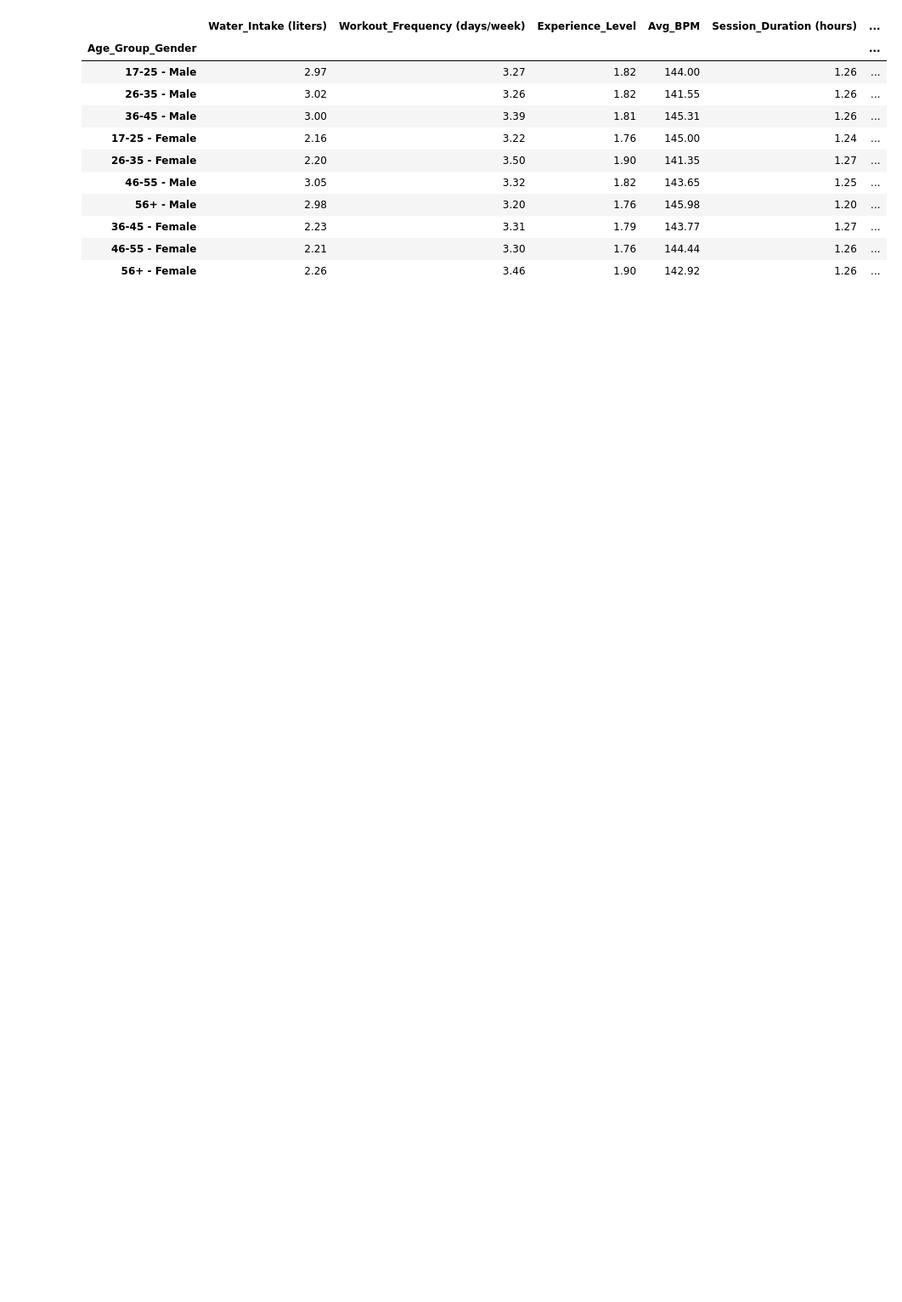
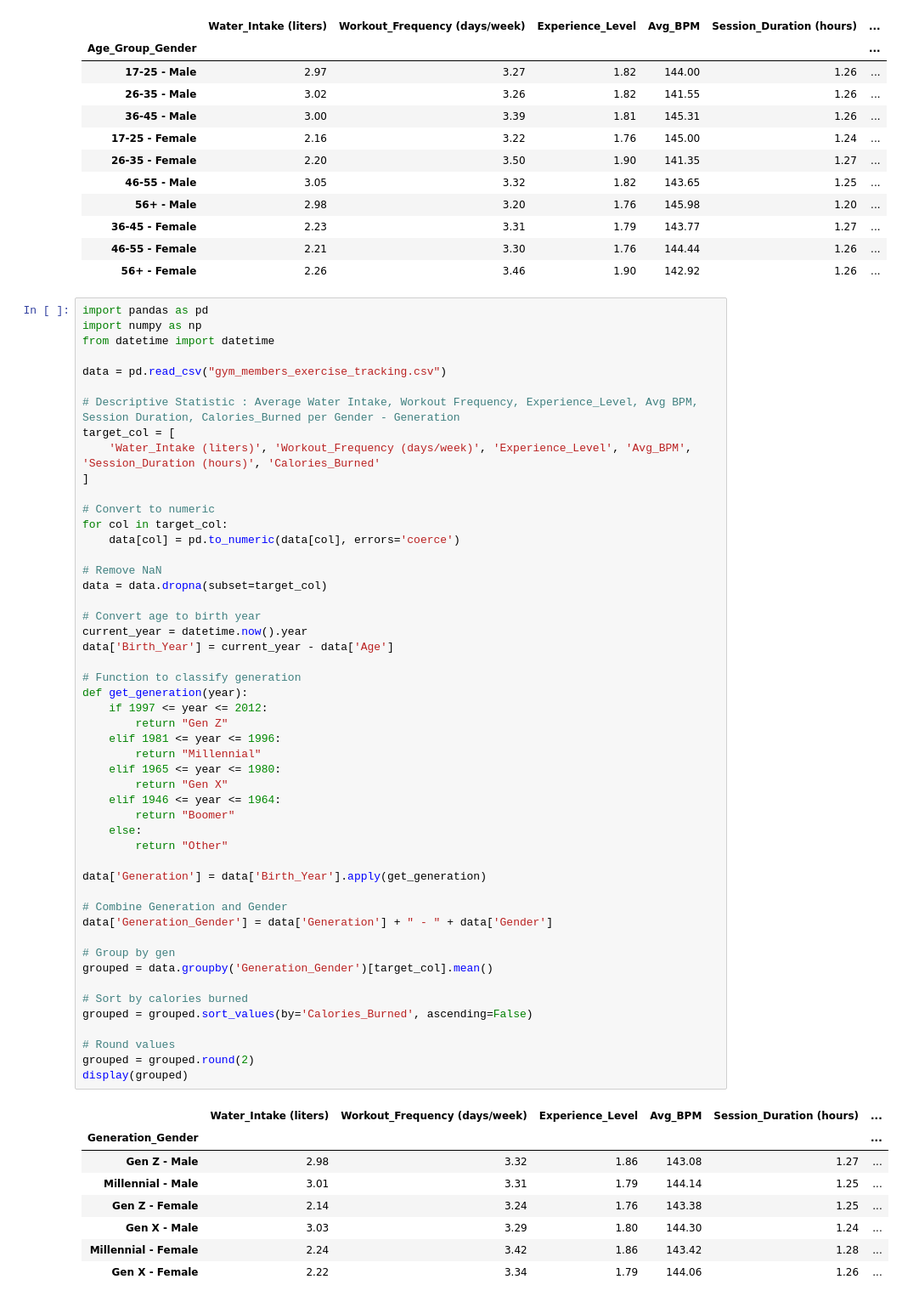
Before and after one commit to FlazeFy2/DS-Gym_Members_Exercise, a Jupyter notebook: descriptive statistics.ipynb, the cells around one changed output. Shown at 85% size. Saved outputs shown, nothing was run; the diff lists cells and outputs as text; blank space fills up the shorter version.

Commit message:
[DS] Descriptive Statistic : Average Water Intake, Workout Frequency, Experience_Level, Avg BPM, Session Duration, Calories_Burned per Gender - Generation

```diff
--- a/descriptive statistics.ipynb
+++ b/descriptive statistics.ipynb
@@ -423,3 +423,62 @@ display(grouped)
 | 36-45 - Female | 2.23 | 3.31 | 1.79 | 143.77 | 1.27 | ... |
 | 46-55 - Female | 2.21 | 3.30 | 1.76 | 144.44 | 1.26 | ... |
 | 56+ - Female | 2.26 | 3.46 | 1.90 | 142.92 | 1.26 | ... |
+# %%
+import pandas as pd
+import numpy as np
+from datetime import datetime
+
+data = pd.read_csv("gym_members_exercise_tracking.csv")
+
+# Descriptive Statistic : Average Water Intake, Workout Frequency, Experience_Level, Avg BPM, Session Duration, Calories_Burned per Gender - Generation
+target_col = [
+    'Water_Intake (liters)', 'Workout_Frequency (days/week)', 'Experience_Level', 'Avg_BPM', 'Session_Duration (hours)', 'Calories_Burned'
+]
+
+# Convert to numeric
+for col in target_col:
+    data[col] = pd.to_numeric(data[col], errors='coerce')
+
+# Remove NaN
+data = data.dropna(subset=target_col)
+
+# Convert age to birth year
+current_year = datetime.now().year
+data['Birth_Year'] = current_year - data['Age']
+
+# Function to classify generation
+def get_generation(year):
+    if 1997 <= year <= 2012:
+        return "Gen Z"
+    elif 1981 <= year <= 1996:
+        return "Millennial"
+    elif 1965 <= year <= 1980:
+        return "Gen X"
+    elif 1946 <= year <= 1964:
+        return "Boomer"
+    else:
+        return "Other"
+
+data['Generation'] = data['Birth_Year'].apply(get_generation)
+
+# Combine Generation and Gender
+data['Generation_Gender'] = data['Generation'] + " - " + data['Gender']
+
+# Group by gen
+grouped = data.groupby('Generation_Gender')[target_col].mean()
+
+# Sort by calories burned
+grouped = grouped.sort_values(by='Calories_Burned', ascending=False)
+
+# Round values
+grouped = grouped.round(2)
+display(grouped)
+# %% [output]
+|  | Water_Intake (liters) | Workout_Frequency (days/week) | Experience_Level | Avg_BPM | Session_Duration (hours) | ... |
+| Generation_Gender |  |  |  |  |  | ... |
+| Gen Z - Male | 2.98 | 3.32 | 1.86 | 143.08 | 1.27 | ... |
+| Millennial - Male | 3.01 | 3.31 | 1.79 | 144.14 | 1.25 | ... |
+| Gen Z - Female | 2.14 | 3.24 | 1.76 | 143.38 | 1.25 | ... |
+| Gen X - Male | 3.03 | 3.29 | 1.80 | 144.30 | 1.24 | ... |
+| Millennial - Female | 2.24 | 3.42 | 1.86 | 143.42 | 1.28 | ... |
+| Gen X - Female | 2.22 | 3.34 | 1.79 | 144.06 | 1.26 | ... |
```
